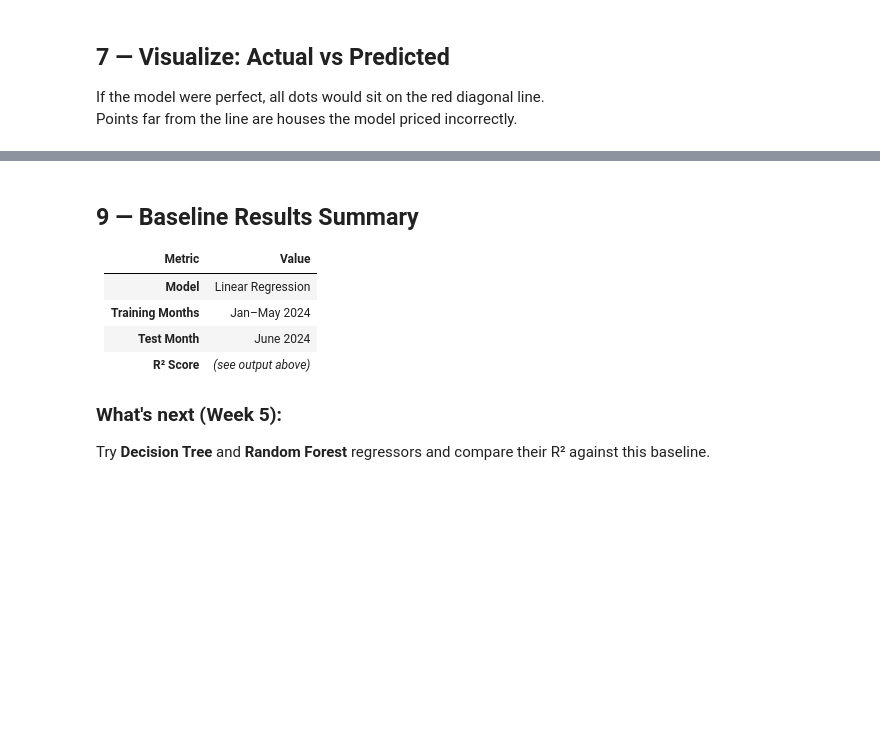
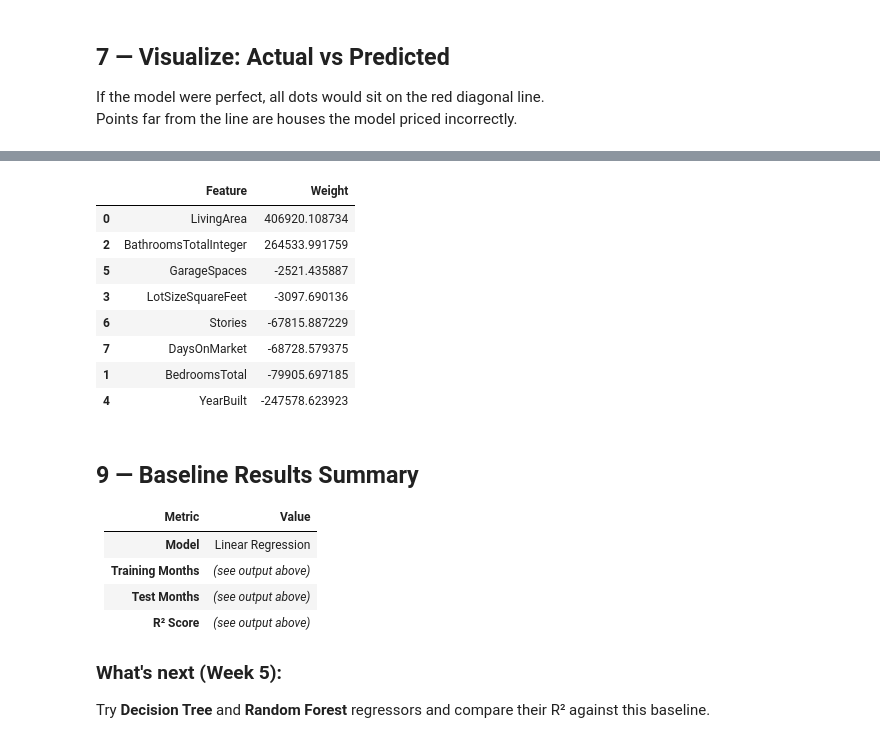
Before and after one commit to adesa46/IDXExchange-Data-Science, a Jupyter notebook: Notebooks/03_baseline_model.ipynb, the cells around one changed output, grey strips where cells are left out. Saved outputs shown, nothing was run; the diff lists cells and outputs as text; code cells hidden in the pictures; blank space fills up the shorter version.

```diff
--- a/Notebooks/03_baseline_model.ipynb
+++ b/Notebooks/03_baseline_model.ipynb
@@ -193,11 +172,31 @@ Bias (intercept): $1,138,336
+# %%
+# Get the coefficients from the trained model
+coefficients = pd.DataFrame({
+    'Feature': X_train.columns,
+    'Weight': model.coef_
+})
+
+# Sort from most positive impact to most negative impact
+coefficients = coefficients.sort_values(by='Weight', ascending=False)
+coefficients
+# %% [output]
+|  | Feature | Weight |
+| 0 | LivingArea | 406920.108734 |
+| 2 | BathroomsTotalInteger | 264533.991759 |
+| 5 | GarageSpaces | -2521.435887 |
+| 3 | LotSizeSquareFeet | -3097.690136 |
+| 6 | Stories | -67815.887229 |
+| 7 | DaysOnMarket | -68728.579375 |
+| 1 | BedroomsTotal | -79905.697185 |
+| 4 | YearBuilt | -247578.623923 |
 # %% [markdown]
 ## 9 — Baseline Results Summary
 
 | Metric | Value |
 |--------|-------|
 | **Model** | Linear Regression |
-| **Training Months** | Jan–May 2024 |
-| **Test Month** | June 2024 |
+| **Training Months** | *(see output above)* |
+| **Test Months** | *(see output above)* |
 | **R² Score** | *(see output above)* |
 
 ### What's next (Week 5):
```
Also changed, not shown: parts of 10 cells of this notebook, 6 other files.
